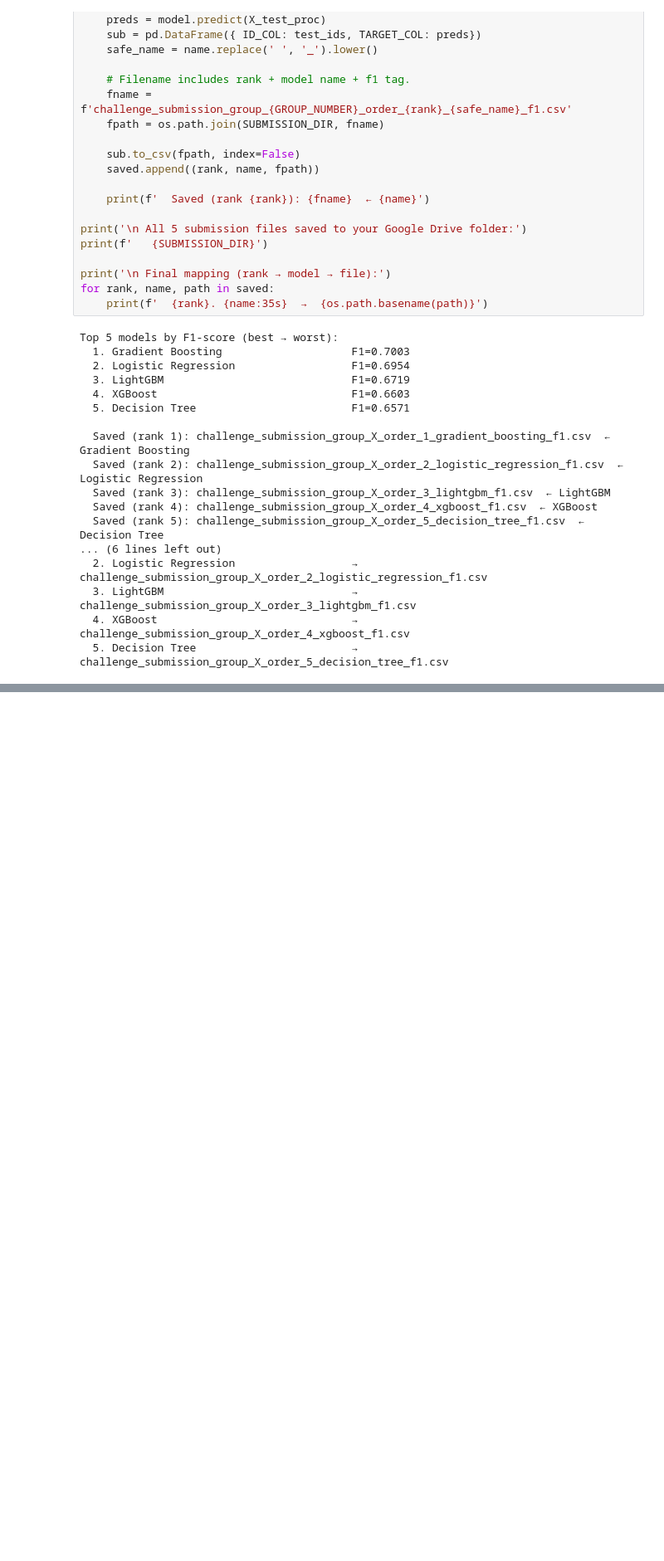
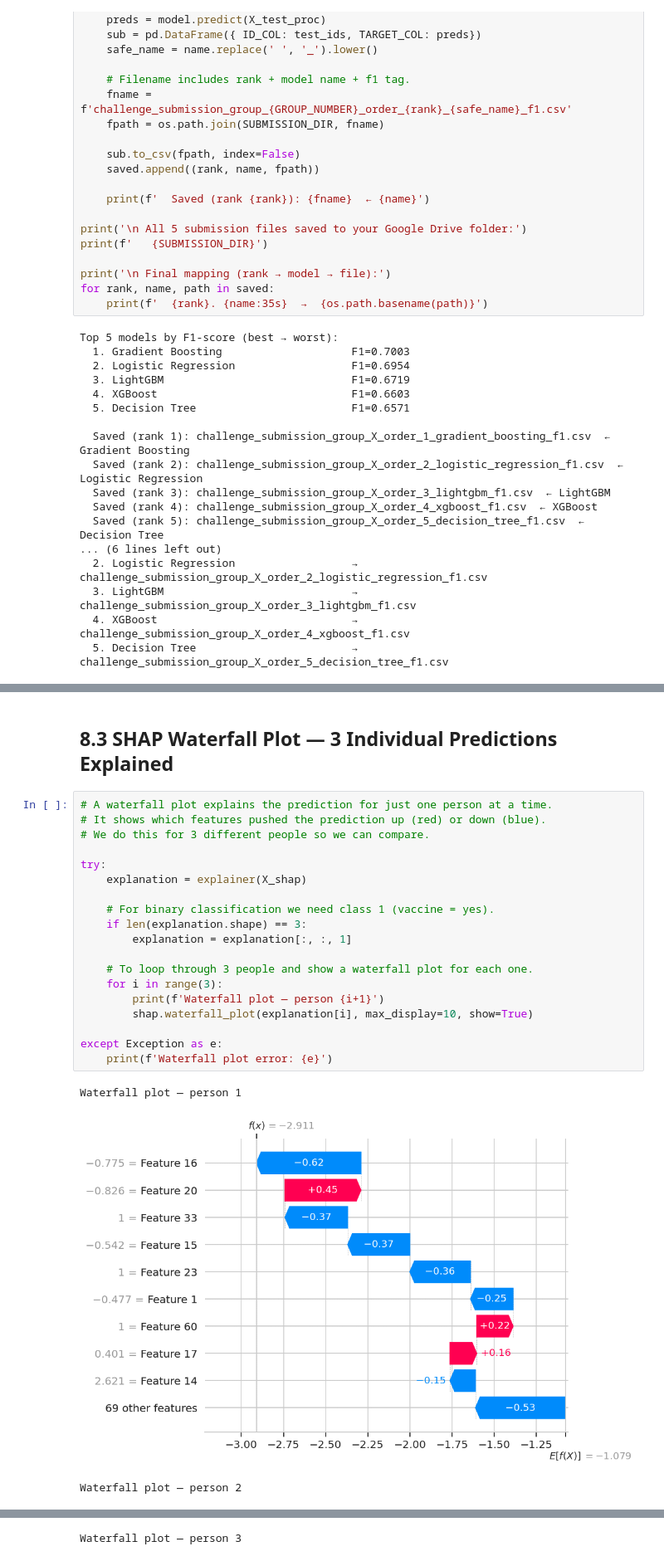
Before and after one commit to UH-GROUP-X/Hackathon26, a Jupyter notebook: UH_GROUP_X.ipynb, the cells around one changed output, grey strips where cells are left out. Shown at 83% size. Saved outputs shown, nothing was run; the diff lists cells and outputs as text; blank space fills up the shorter version.

```diff
--- a/UH_GROUP_X.ipynb
+++ b/UH_GROUP_X.ipynb
@@ -1214,0 +1206,25 @@ Top 5 models by F1-score (best → worst):
+# %% [markdown]
+## 8.3 SHAP Waterfall Plot — 3 Individual Predictions Explained
+# %%
+# A waterfall plot explains the prediction for just one person at a time.
+# It shows which features pushed the prediction up (red) or down (blue).
+# We do this for 3 different people so we can compare.
+
+try:
+    explanation = explainer(X_shap)
+
+    # For binary classification we need class 1 (vaccine = yes).
+    if len(explanation.shape) == 3:
+        explanation = explanation[:, :, 1]
+
+    # To loop through 3 people and show a waterfall plot for each one.
+    for i in range(3):
+        print(f'Waterfall plot — person {i+1}')
+        shap.waterfall_plot(explanation[i], max_display=10, show=True)
+
+except Exception as e:
+    print(f'Waterfall plot error: {e}')
+# %% [output]
+Waterfall plot — person 1
+[figure, added]
+Waterfall plot — person 2
@@ -1214,0 +1232 @@ Top 5 models by F1-score (best → worst):
+Waterfall plot — person 3
```
Also changed, not shown: parts of 16 cells of this notebook.
